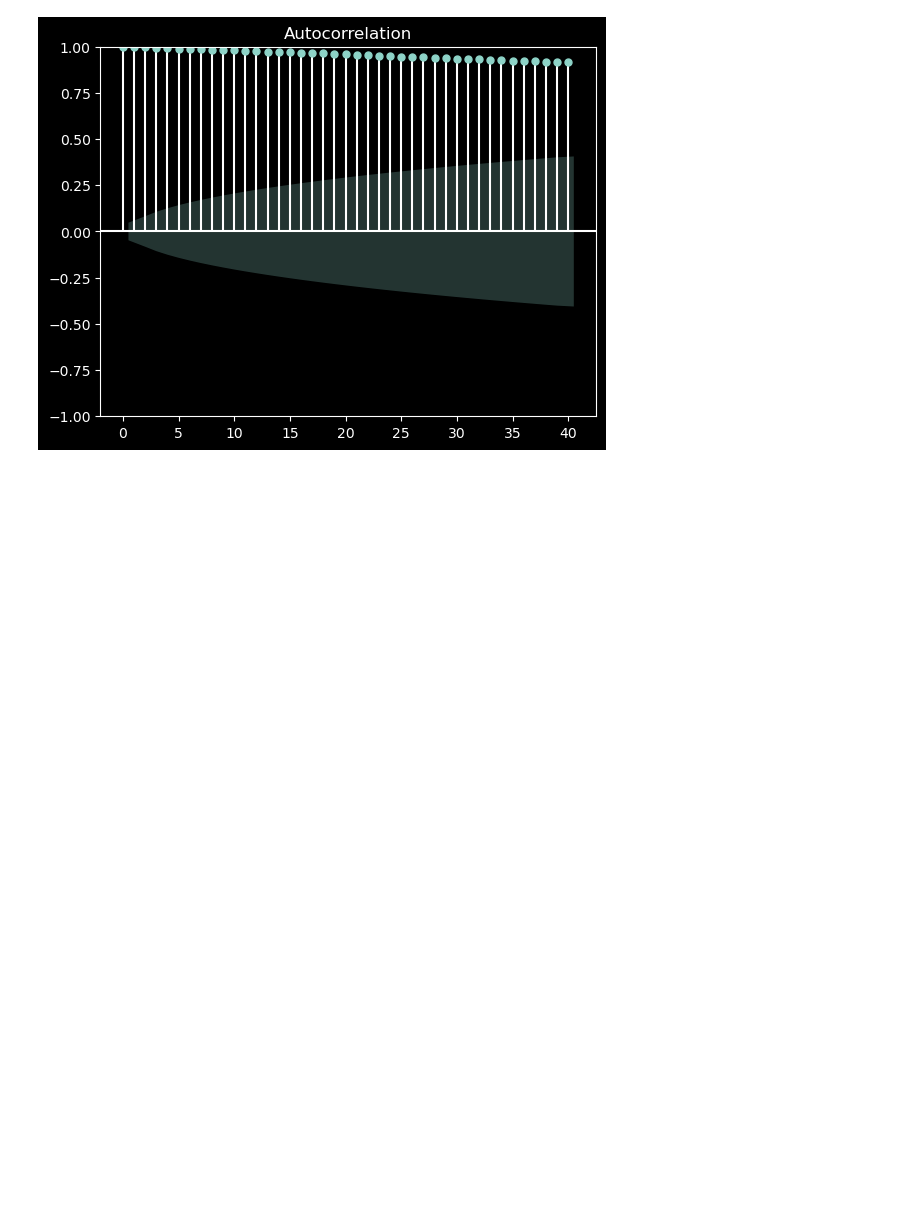
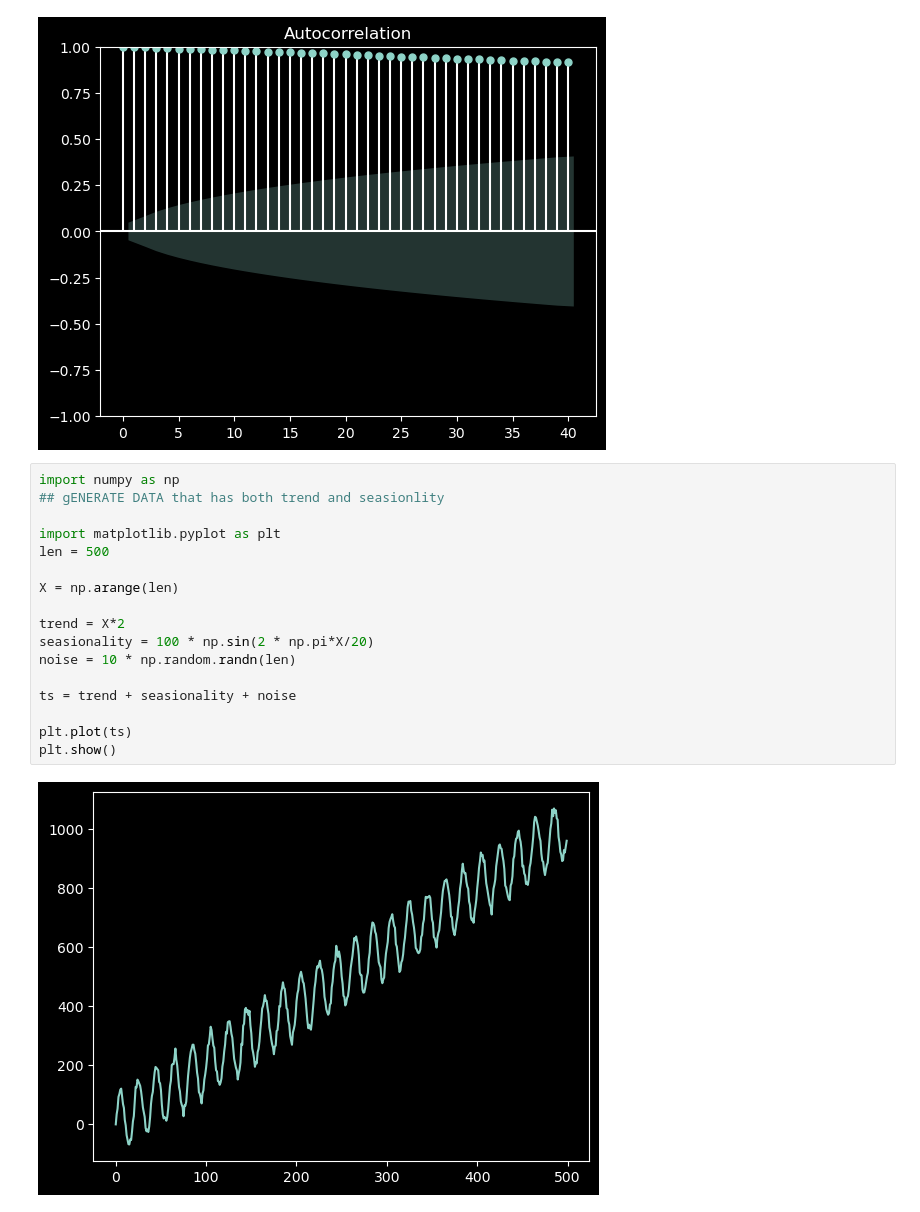
Before and after one commit to adityab24840/Deep-Learning, a Jupyter notebook: Code/TimeseriesAnalysis_Pandas (1).ipynb, the cells around one changed output. Saved outputs shown, nothing was run; the diff lists cells and outputs as text; blank space fills up the shorter version.

```diff
--- a/Code/TimeseriesAnalysis_Pandas (1).ipynb
+++ b/Code/TimeseriesAnalysis_Pandas (1).ipynb
@@ -495,3 +495,22 @@ sm.graphics.tsa.plot_acf(stock_price['Close'], lags = 40)
 # %% [output]
 [figure]
 [figure]
+# %%
+import numpy as np
+## gENERATE DATA that has both trend and seasionlity
+
+import matplotlib.pyplot as plt
+len = 500
+
+X = np.arange(len)
+
+trend = X*2
+seasionality = 100 * np.sin(2 * np.pi*X/20)
+noise = 10 * np.random.randn(len)
+
+ts = trend + seasionality + noise
+
+plt.plot(ts)
+plt.show()
+# %% [output]
+[figure, added]
```
Also changed, not shown: parts of 5 cells of this notebook.
